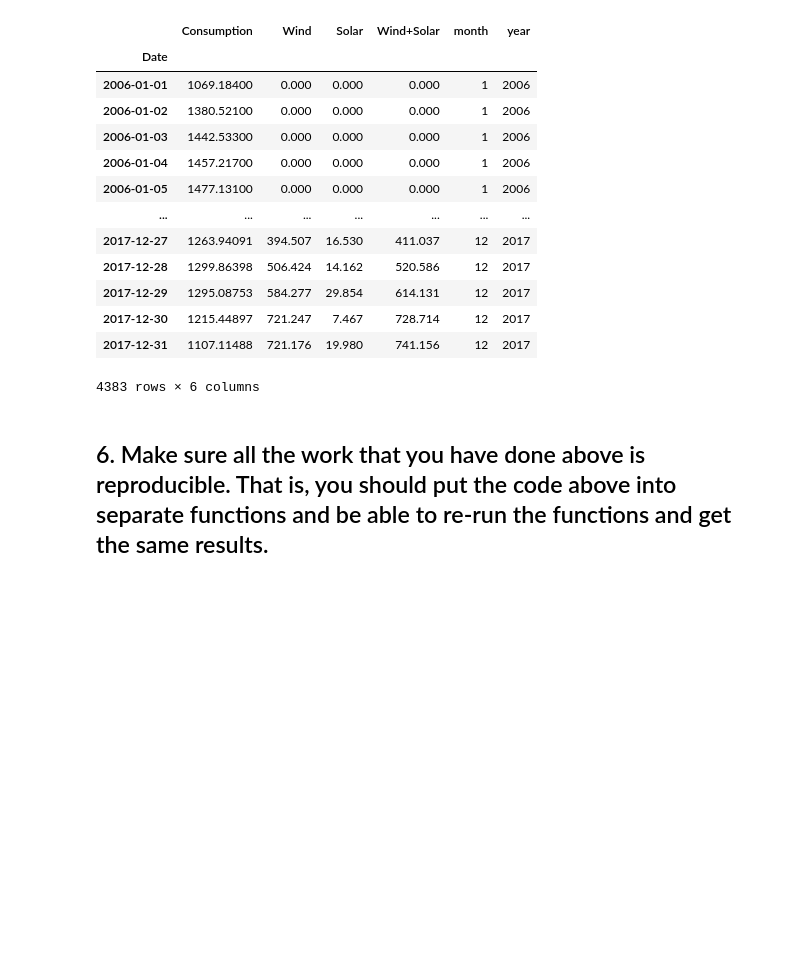
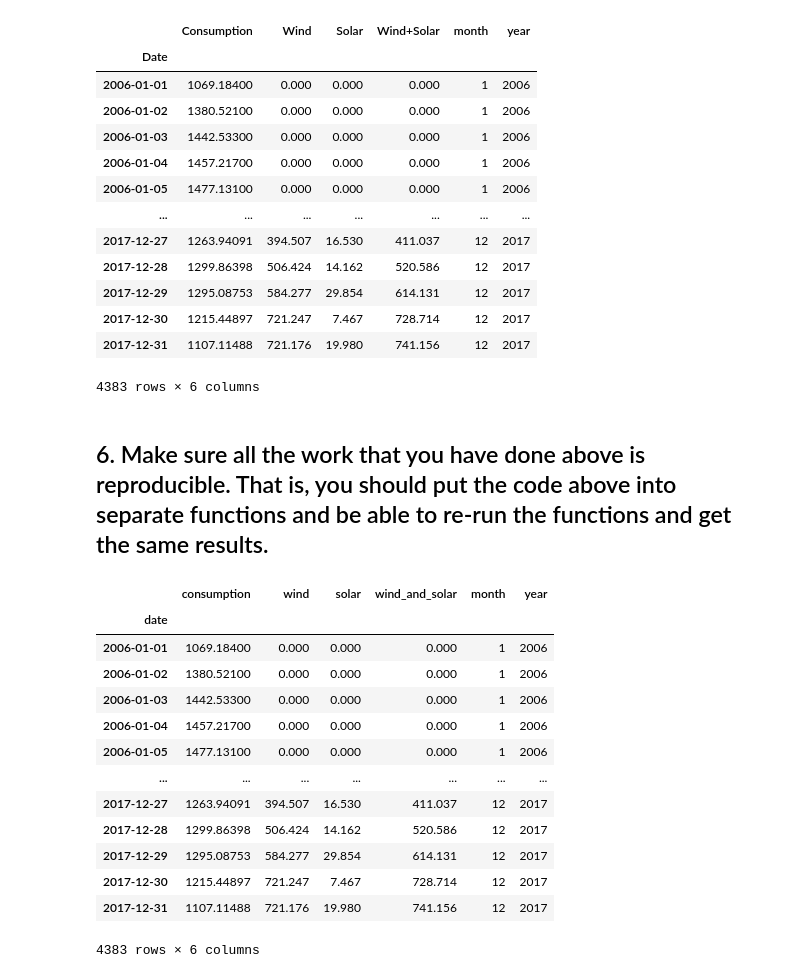
Before and after one commit to AI-Gomez/time-series-exercises, a Jupyter notebook: prepare_notebook.ipynb, the cells around one changed output. Cells and saved outputs as stored; diff of their text form; code cells hidden in the pictures; blank space fills up the shorter version.

```diff
--- a/prepare_notebook.ipynb
+++ b/prepare_notebook.ipynb
@@ -197,3 +257,35 @@ df1.fillna(0)
 4383 rows × 6 columns
 # %% [markdown]
 ## 6. Make sure all the work that you have done above is reproducible. That is, you should put the code above into separate functions and be able to re-run the functions and get the same results.
+# %%
+df1 = opsd_germany_daily()
+# %%
+def prep_opsd_data(df):
+    df.columns = [column.lower() for column in df]
+    df = df.rename(columns={'wind+solar': 'wind_and_solar'})
+
+    df.date = pd.to_datetime(df.date)
+    df = df.set_index('date').sort_index()
+
+    df['month'] = df.index.month
+    df['year'] = df.index.year
+
+    df = df.fillna(0)
+    return df
+# %%
+prep_opsd_data(df1)
+# %% [output]
+|  | consumption | wind | solar | wind_and_solar | month | year |
+| date |  |  |  |  |  |  |
+| 2006-01-01 | 1069.18400 | 0.000 | 0.000 | 0.000 | 1 | 2006 |
+| 2006-01-02 | 1380.52100 | 0.000 | 0.000 | 0.000 | 1 | 2006 |
+| 2006-01-03 | 1442.53300 | 0.000 | 0.000 | 0.000 | 1 | 2006 |
+| 2006-01-04 | 1457.21700 | 0.000 | 0.000 | 0.000 | 1 | 2006 |
+| 2006-01-05 | 1477.13100 | 0.000 | 0.000 | 0.000 | 1 | 2006 |
+| ... | ... | ... | ... | ... | ... | ... |
+| 2017-12-27 | 1263.94091 | 394.507 | 16.530 | 411.037 | 12 | 2017 |
+| 2017-12-28 | 1299.86398 | 506.424 | 14.162 | 520.586 | 12 | 2017 |
+| 2017-12-29 | 1295.08753 | 584.277 | 29.854 | 614.131 | 12 | 2017 |
+| 2017-12-30 | 1215.44897 | 721.247 | 7.467 | 728.714 | 12 | 2017 |
+| 2017-12-31 | 1107.11488 | 721.176 | 19.980 | 741.156 | 12 | 2017 |
+4383 rows × 6 columns
```
Also changed, not shown: parts of 4 cells of this notebook.
